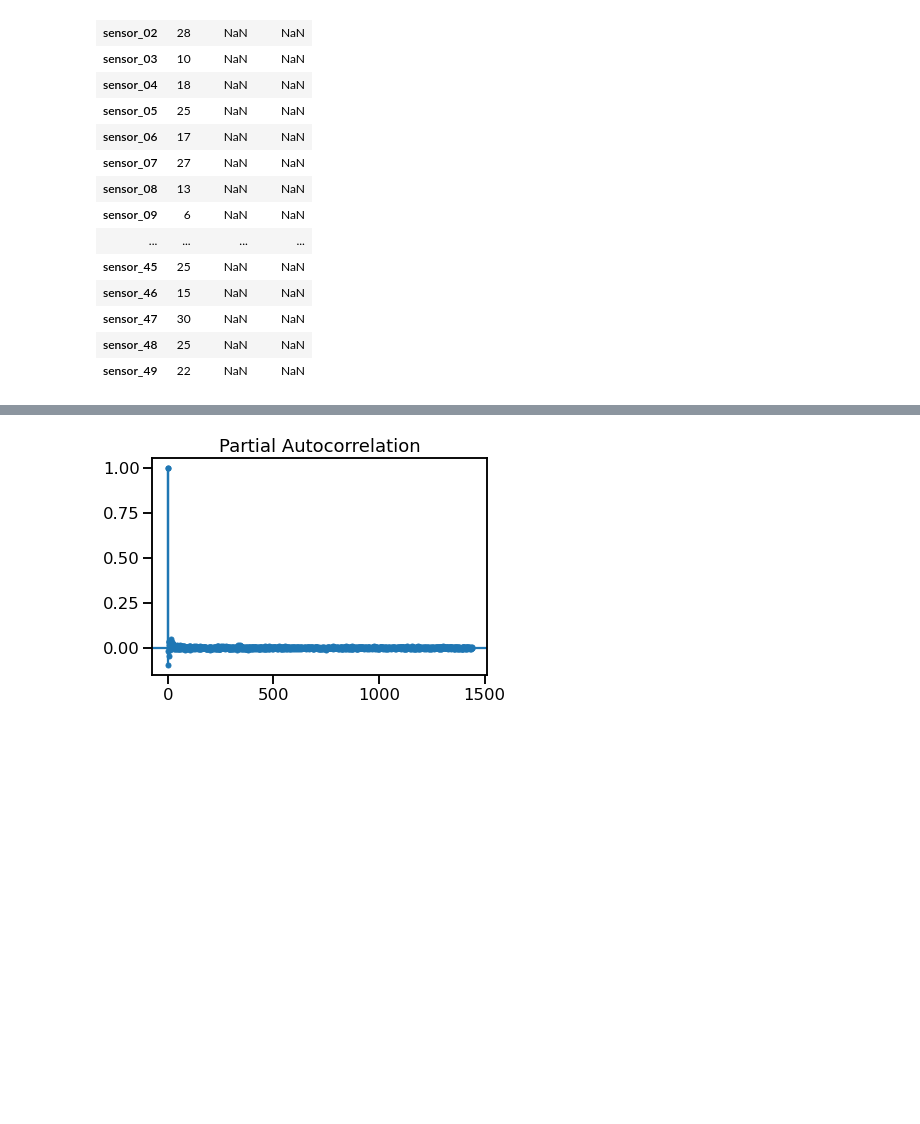
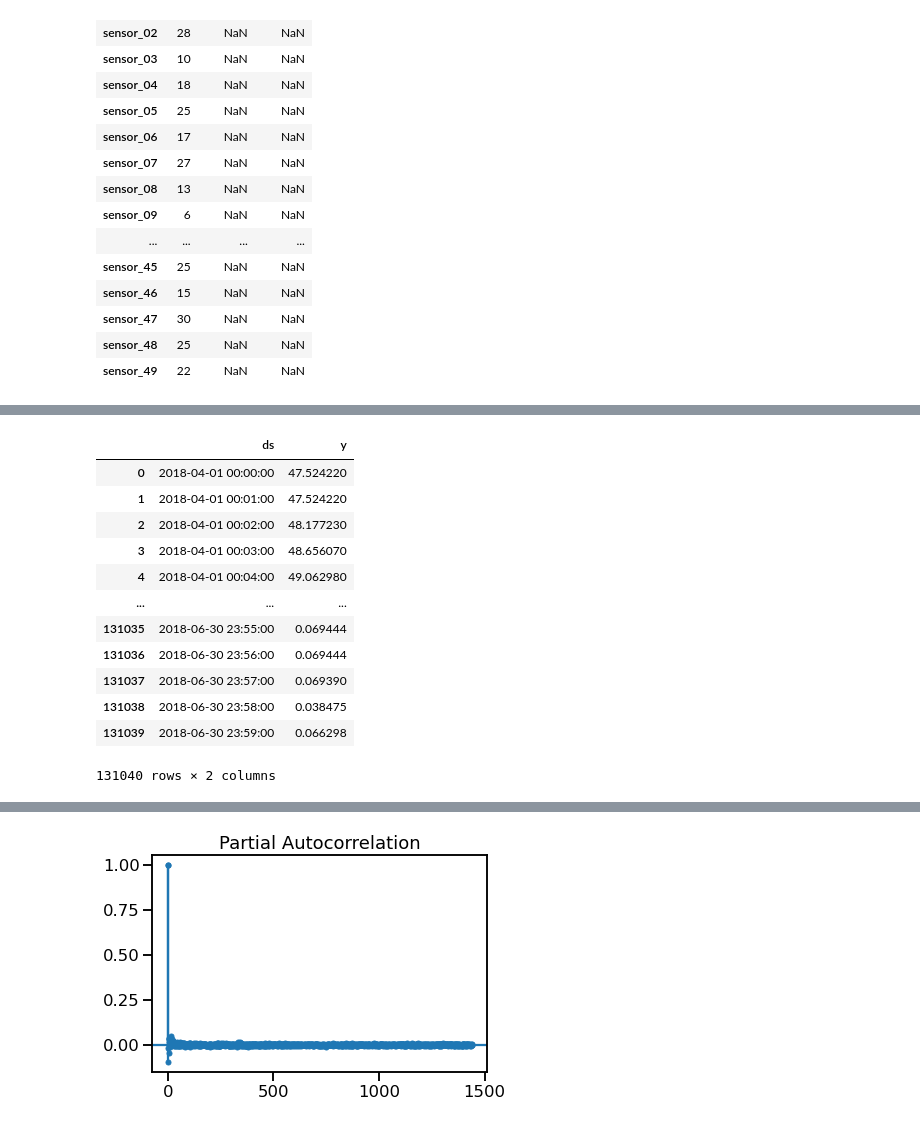
Before and after one commit to NicolaRonzoni/System-for-anomaly-detection, a Jupyter notebook: Time series.ipynb, the cells around one changed output, grey strips where cells are left out. Saved outputs shown, nothing was run; the diff lists cells and outputs as text; code cells hidden in the pictures; blank space fills up the shorter version.

```diff
--- a/Time series.ipynb
+++ b/Time series.ipynb
@@ -611,0 +640,22 @@ Freq: T, Name: sensor_11, Length: 220320, dtype: float64
+# %%
+# define a function for prophet setting
+# column with time stamp and name DS, column with values named Y
+input_prophet=pd.DataFrame(data=None, columns=['ds','y'])
+input_prophet['y']=df1.sensor_11.head(131040).values
+input_prophet['ds']=df1.sensor_11.head(131040).index
+# %%
+input_prophet
+# %% [output]
+|  | ds | y |
+| 0 | 2018-04-01 00:00:00 | 47.524220 |
+| 1 | 2018-04-01 00:01:00 | 47.524220 |
+| 2 | 2018-04-01 00:02:00 | 48.177230 |
+| 3 | 2018-04-01 00:03:00 | 48.656070 |
+| 4 | 2018-04-01 00:04:00 | 49.062980 |
+| ... | ... | ... |
+| 131035 | 2018-06-30 23:55:00 | 0.069444 |
+| 131036 | 2018-06-30 23:56:00 | 0.069444 |
+| 131037 | 2018-06-30 23:57:00 | 0.069390 |
+| 131038 | 2018-06-30 23:58:00 | 0.038475 |
+| 131039 | 2018-06-30 23:59:00 | 0.066298 |
+131040 rows × 2 columns
```
Also changed, not shown: parts of 11 cells of this notebook.
